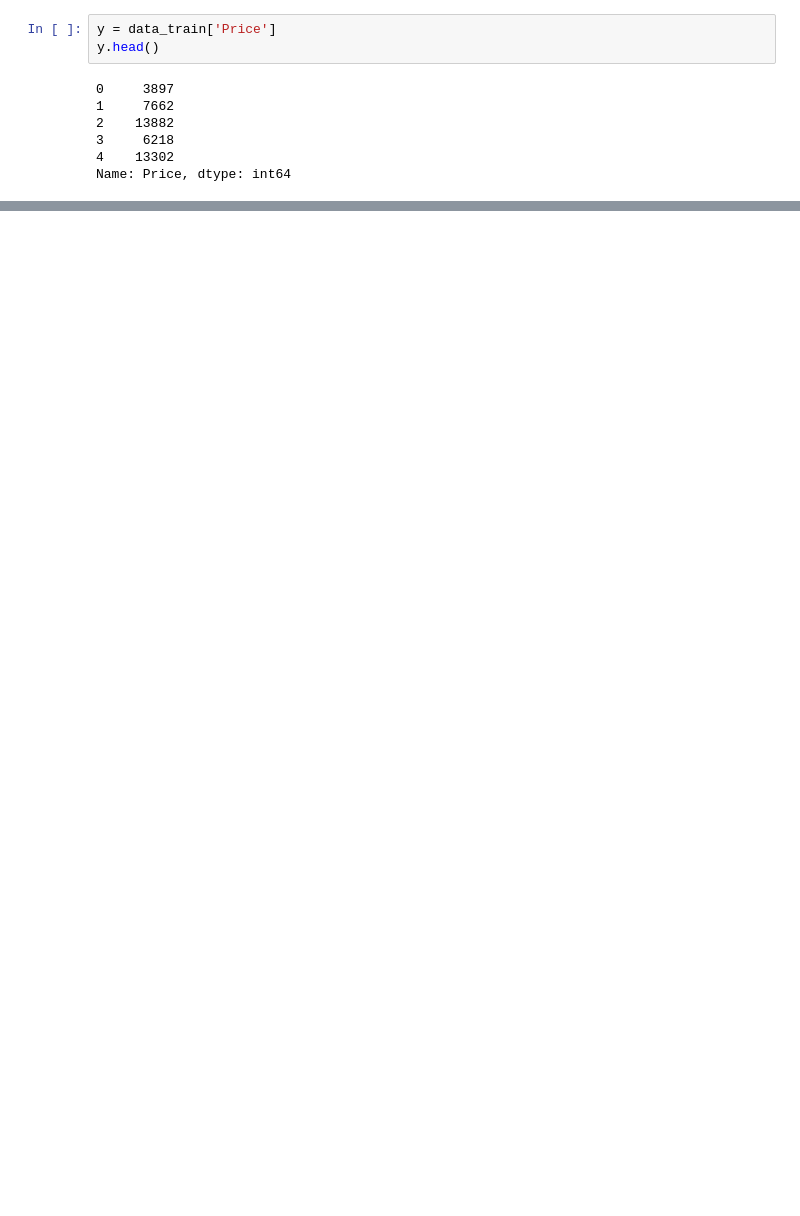
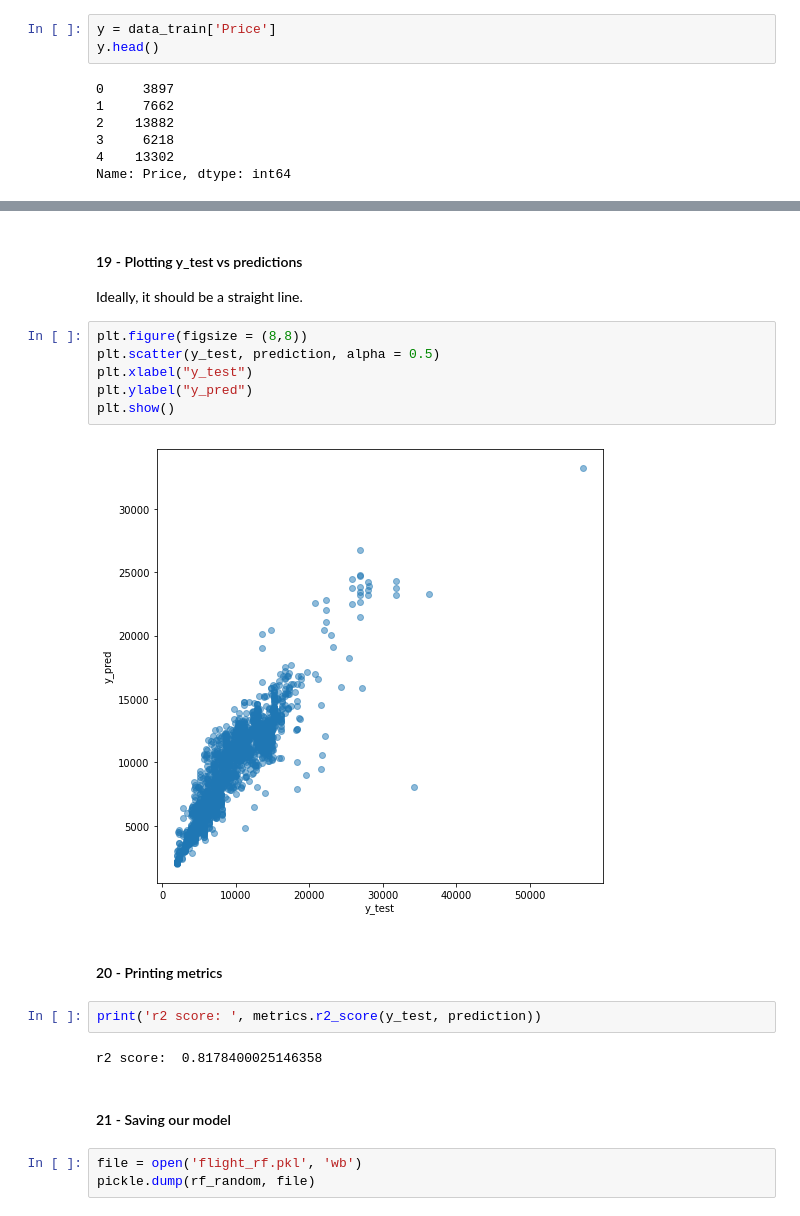
Before and after one commit to TimothyJan/Flight-Price-Precition-Flask, a Jupyter notebook: flight-price.ipynb, the cells around one changed output, grey strips where cells are left out. Cells and saved outputs as stored; diff of their text form; blank space fills up the shorter version.

```diff
--- a/flight-price.ipynb
+++ b/flight-price.ipynb
@@ -265,0 +430,22 @@ sns.heatmap(train_data.corr(numeric_only=True), cmap='viridis', annot=True)
+# %% [markdown]
+<h4>19 - Plotting y_test vs predictions</h4>
+Ideally, it should be a straight line.
+# %%
+plt.figure(figsize = (8,8))
+plt.scatter(y_test, prediction, alpha = 0.5)
+plt.xlabel("y_test")
+plt.ylabel("y_pred")
+plt.show()
+# %% [output]
+[figure, added]
+# %% [markdown]
+<h4>20 - Printing metrics</h4>
+# %%
+print('r2 score: ', metrics.r2_score(y_test, prediction))
+# %% [output]
+r2 score:  0.8178400025146358
+# %% [markdown]
+<h4>21 - Saving our model</h4>
+# %%
+file = open('flight_rf.pkl', 'wb')
+pickle.dump(rf_random, file)
```
Also changed, not shown: parts of 32 cells of this notebook, 2 other files.
